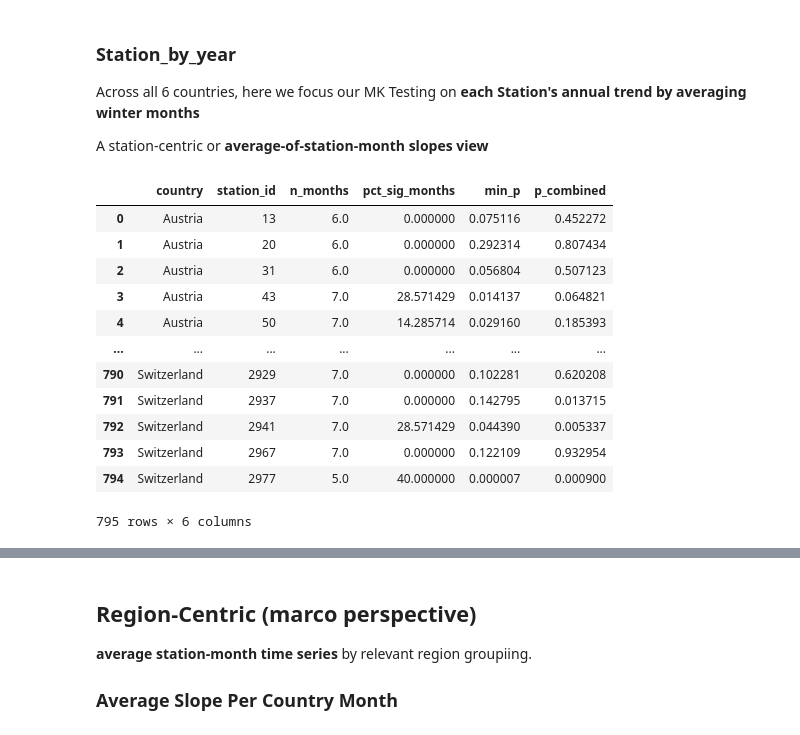
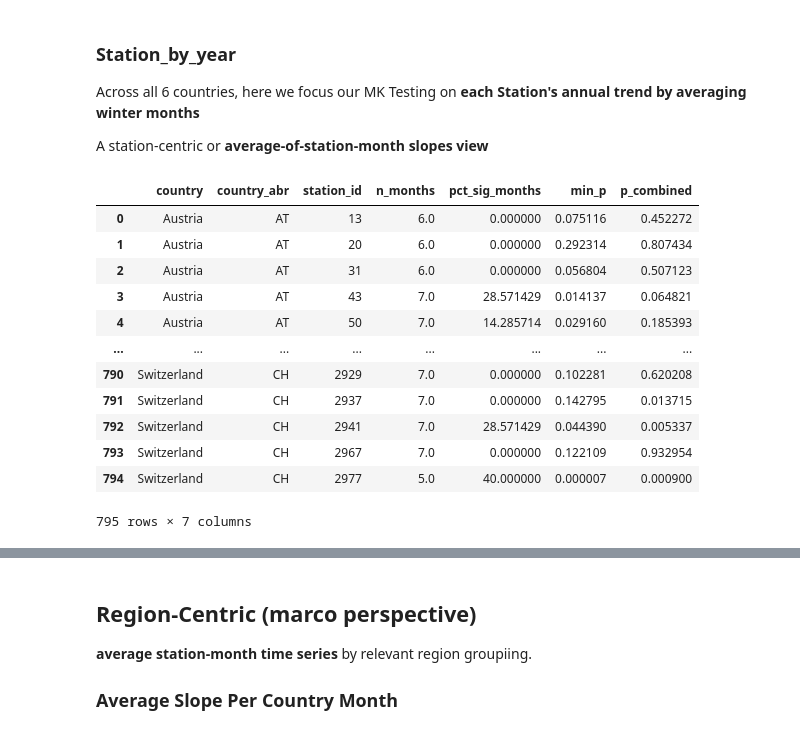
Before and after one commit to Mitch-P-Analyst/Europe_Snowpack_Depths, a Jupyter notebook: Notebooks/03_Statistical_Testing.ipynb, the cells around one changed output, grey strips where cells are left out. Cells and saved outputs as stored; diff of their text form; code cells hidden in the pictures.

```diff
--- a/Notebooks/03_Statistical_Testing.ipynb
+++ b/Notebooks/03_Statistical_Testing.ipynb
@@ -63,0 +61,12 @@ snow_recordings.head(2)
+# %%
+# Assign text labels for country months
+from Scripts.functions import get_month_name # Custom Function
+
+snow_recordings['month_name'] = snow_recordings['month'].apply(get_month_name)
+
+# Assign Country Abreviation
+from Scripts.functions import get_country_abr # Custom Function
+
+snow_recordings['country_abr'] = snow_recordings['country'].apply(get_country_abr)
+
+snow_recordings.head(2)
@@ -86,8 +99,8 @@ A series of Mann_Kendall statistical tests to analyze the changing rate of avera
 # %%
 # Create Dataframe of snow recordings per month
 monthly = (snow_recordings
-           .groupby(['country','station_id','year','month'], as_index=False)
+           .groupby(['country', 'country_abr','station_id','year','month','month_name'], as_index=False)
            .agg(hnsum=('hnsum','mean')))
 
-monthly
+monthly.sort_values('year')
 # %% [output]
@@ -156,11 +169,13 @@ def mk_monthly_with_theil(group_df):
 # %%
 # Perform Mann-Kendal test function
 rows = []
-for (country, station_id, month), group_df in monthly.groupby(['country','station_id','month'], sort=False):
+for (country, country_abr, station_id, month, month_name), group_df in monthly.groupby(['country','country_abr','station_id','month','month_name'], sort=False):
     result = mk_monthly_with_theil(group_df)  # run MK on this station–month series
     result['country'] = country
+    result['country_abr'] = country_abr
     result['station_id'] = station_id
     result['month'] = month
+    result['month_name'] = month_name
     rows.append(result)
 
 per_station_month = pd.DataFrame(rows)
@@ -171,7 +186,8 @@ per_station_month['slope_theil_per_decade'] = per_station_month['slope_theil'] *
 
 print('Successful Testing \n'
       f'Show .head(1) output previous : \n'
-      f'{per_station_month.head(1)}')
+      )
+per_station_month.head(1)
 # %% [output]
 Successful Testing
 Show .head(1) output previous :
@@ -369,31 +382,31 @@ def stouffer_p(ps, signs=None, weights=None):
 # %%
 # weights: give more weight to longer time series
 per_station_sig = (tested_all
-    .groupby(['country','station_id'], as_index=False)
+    .groupby(['country','country_abr','station_id'], as_index=False)
     .apply(lambda g: pd.Series({
         'n_months'        : g['month'].nunique(),
         'pct_sig_months'  : 100 * (g['p'] <= 0.05).mean(),
         'min_p'           : g['p'].min(),
         'p_combined'      : stouffer_p(g['p'].values,
                                        signs=np.sign(g['slope_theil'].values),
                                        weights=np.sqrt(g['n_years'].values),)
     }))
     .reset_index(drop=True)
 )
 per_station_sig
 # %% [output]
-|  | country | station_id | n_months | pct_sig_months | min_p | p_combined |
-| 0 | Austria | 13 | 6.0 | 0.000000 | 0.075116 | 0.452272 |
-| 1 | Austria | 20 | 6.0 | 0.000000 | 0.292314 | 0.807434 |
-| 2 | Austria | 31 | 6.0 | 0.000000 | 0.056804 | 0.507123 |
-| 3 | Austria | 43 | 7.0 | 28.571429 | 0.014137 | 0.064821 |
-| 4 | Austria | 50 | 7.0 | 14.285714 | 0.029160 | 0.185393 |
-| ... | ... | ... | ... | ... | ... | ... |
-| 790 | Switzerland | 2929 | 7.0 | 0.000000 | 0.102281 | 0.620208 |
-| 791 | Switzerland | 2937 | 7.0 | 0.000000 | 0.142795 | 0.013715 |
-| 792 | Switzerland | 2941 | 7.0 | 28.571429 | 0.044390 | 0.005337 |
-| 793 | Switzerland | 2967 | 7.0 | 0.000000 | 0.122109 | 0.932954 |
-| 794 | Switzerland | 2977 | 5.0 | 40.000000 | 0.000007 | 0.000900 |
+|  | country | country_abr | station_id | n_months | pct_sig_months | min_p | p_combined |
+| 0 | Austria | AT | 13 | 6.0 | 0.000000 | 0.075116 | 0.452272 |
+| 1 | Austria | AT | 20 | 6.0 | 0.000000 | 0.292314 | 0.807434 |
+| 2 | Austria | AT | 31 | 6.0 | 0.000000 | 0.056804 | 0.507123 |
+| 3 | Austria | AT | 43 | 7.0 | 28.571429 | 0.014137 | 0.064821 |
+| 4 | Austria | AT | 50 | 7.0 | 14.285714 | 0.029160 | 0.185393 |
+| ... | ... | ... | ... | ... | ... | ... | ... |
+| 790 | Switzerland | CH | 2929 | 7.0 | 0.000000 | 0.102281 | 0.620208 |
+| 791 | Switzerland | CH | 2937 | 7.0 | 0.000000 | 0.142795 | 0.013715 |
+| 792 | Switzerland | CH | 2941 | 7.0 | 28.571429 | 0.044390 | 0.005337 |
+| 793 | Switzerland | CH | 2967 | 7.0 | 0.000000 | 0.122109 | 0.932954 |
+| 794 | Switzerland | CH | 2977 | 5.0 | 40.000000 | 0.000007 | 0.000900 |
-795 rows × 6 columns
+795 rows × 7 columns
 # %%
 # Dataframe of each successfully tested Weather Station's average snowpack change
```
Also changed, not shown: parts of 13 cells of this notebook, 17 other files.
